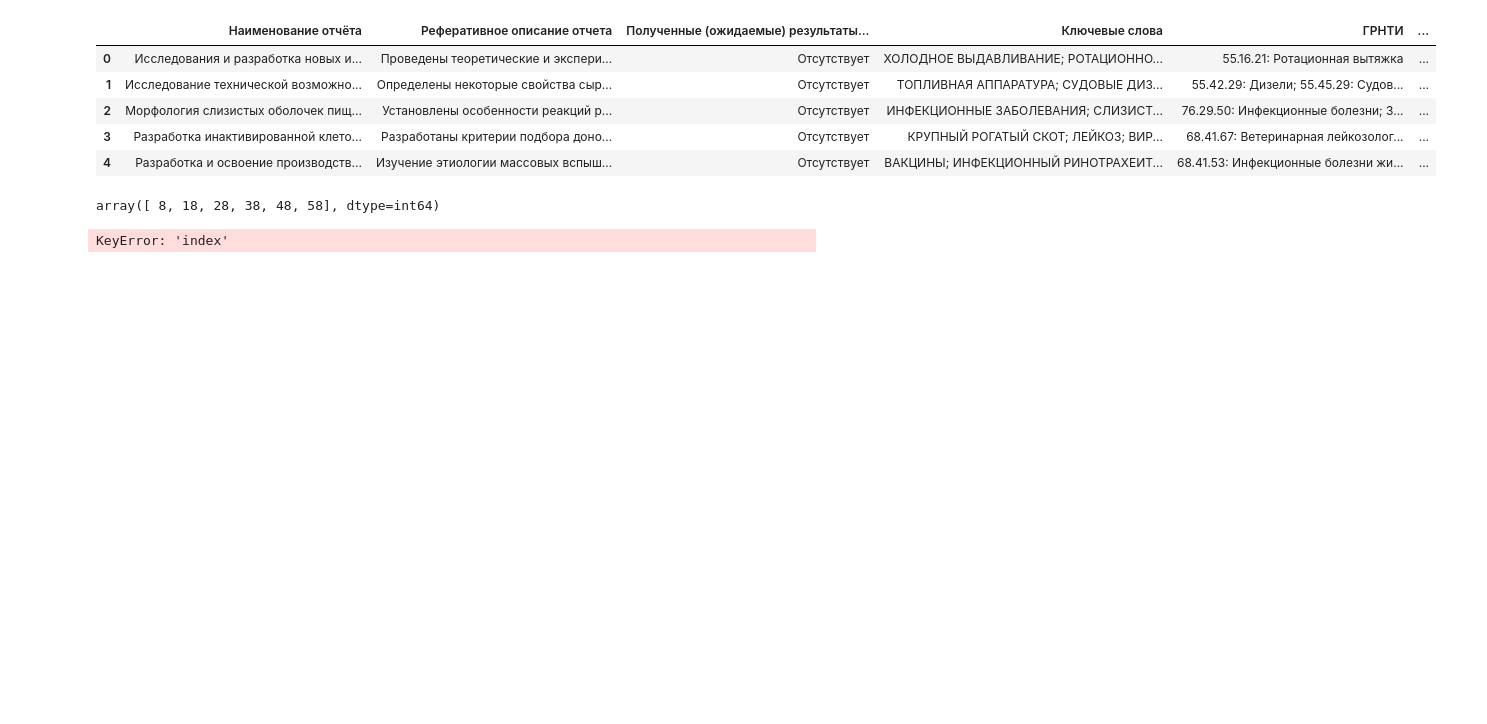
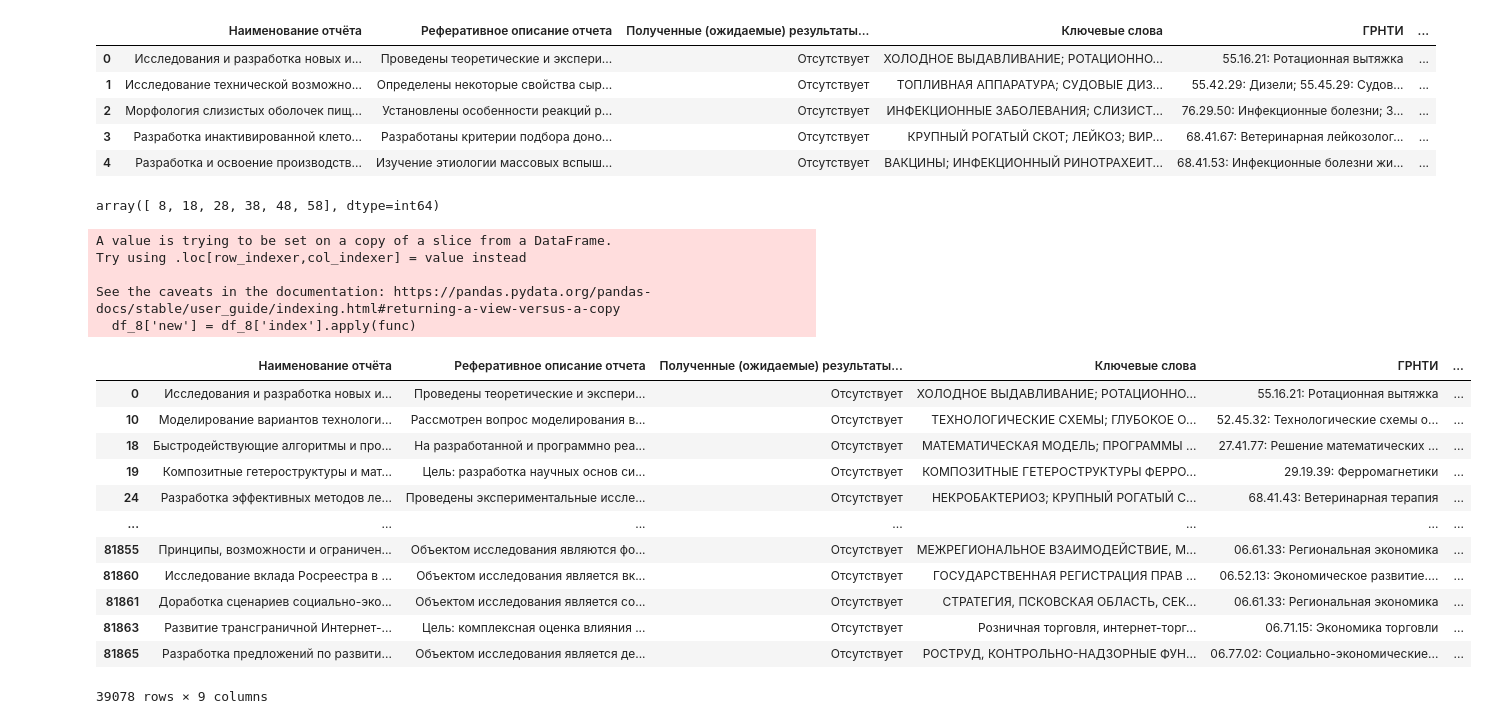
Before and after one commit to Lizard2005/HAKATON, a Jupyter notebook: Data Hakaton.ipynb, the cells around one changed output. Cells and saved outputs as stored; diff of their text form; code cells hidden in the pictures; blank space fills up the shorter version.

```diff
--- a/Data Hakaton.ipynb
+++ b/Data Hakaton.ipynb
@@ -283,14 +283,34 @@ def func(x):
     "89": "КОСМИЧЕСКИЕ ИССЛЕДОВАНИЯ",
     "90": "МЕТРОЛОГИЯ",
     '99': 'ПОЛИТЕМАТИКА'}
-    return grnti_dict[x['index'][:2]]
+    return grnti_dict[x[:2]]
 # %%
 df['len'] = df['index'].apply(len)
 # %%
 df_8 = df.query('len == 8')
-df_8['new'] = df_8.apply(func)
+df_8['new'] = df_8['index'].apply(func)
 # %% [output]
-KeyError: 'index'
+A value is trying to be set on a copy of a slice from a DataFrame.
+Try using .loc[row_indexer,col_indexer] = value instead
+
+See the caveats in the documentation: https://pandas.pydata.org/pandas-docs/stable/user_guide/indexing.html#returning-a-view-versus-a-copy
+  df_8['new'] = df_8['index'].apply(func)
+# %%
+df_8
+# %% [output]
+|  | Наименование отчёта | Реферативное описание отчета | Полученные (ожидаемые) результаты... | Ключевые слова | ГРНТИ | ... |
+| 0 | Исследования и разработка новых и... | Проведены теоретические и экспери... | Отсутствует | ХОЛОДНОЕ ВЫДАВЛИВАНИЕ; РОТАЦИОННО... | 55.16.21: Ротационная вытяжка | ... |
+| 10 | Моделирование вариантов технологи... | Рассмотрен вопрос моделирования в... | Отсутствует | ТЕХНОЛОГИЧЕСКИЕ СХЕМЫ; ГЛУБОКОЕ О... | 52.45.32: Технологические схемы о... | ... |
+| 18 | Быстродействующие алгоритмы и про... | На разработанной и программно реа... | Отсутствует | МАТЕМАТИЧЕСКАЯ МОДЕЛЬ; ПРОГРАММЫ ... | 27.41.77: Решение математических ... | ... |
+| 19 | Композитные гетероструктуры и мат... | Цель: разработка научных основ си... | Отсутствует | КОМПОЗИТНЫЕ ГЕТЕРОСТРУКТУРЫ ФЕРРО... | 29.19.39: Ферромагнетики | ... |
+| 24 | Разработка эффективных методов ле... | Проведены экспериментальные иссле... | Отсутствует | НЕКРОБАКТЕРИОЗ; КРУПНЫЙ РОГАТЫЙ С... | 68.41.43: Ветеринарная терапия | ... |
+| ... | ... | ... | ... | ... | ... | ... |
+| 81855 | Принципы, возможности и ограничен... | Объектом исследования являются фо... | Отсутствует | МЕЖРЕГИОНАЛЬНОЕ ВЗАИМОДЕЙСТВИЕ, М... | 06.61.33: Региональная экономика | ... |
+| 81860 | Исследование вклада Росреестра в ... | Объектом исследования является вк... | Отсутствует | ГОСУДАРСТВЕННАЯ РЕГИСТРАЦИЯ ПРАВ ... | 06.52.13: Экономическое развитие.... | ... |
+| 81861 | Доработка сценариев социально-эко... | Объектом исследования является со... | Отсутствует | СТРАТЕГИЯ, ПСКОВСКАЯ ОБЛАСТЬ, СЕК... | 06.61.33: Региональная экономика | ... |
+| 81863 | Развитие трансграничной Интернет-... | Цель: комплексная оценка влияния ... | Отсутствует | Розничная торговля, интернет-торг... | 06.71.15: Экономика торговли | ... |
+| 81865 | Разработка предложений по развити... | Объектом исследования является де... | Отсутствует | РОСТРУД, КОНТРОЛЬНО-НАДЗОРНЫЕ ФУН... | 06.77.02: Социально-экономические... | ... |
+39078 rows × 9 columns
 # %%
 df_our = df.query('len != 8')
 # %%
```
Also changed, not shown: parts of 2 cells of this notebook.
